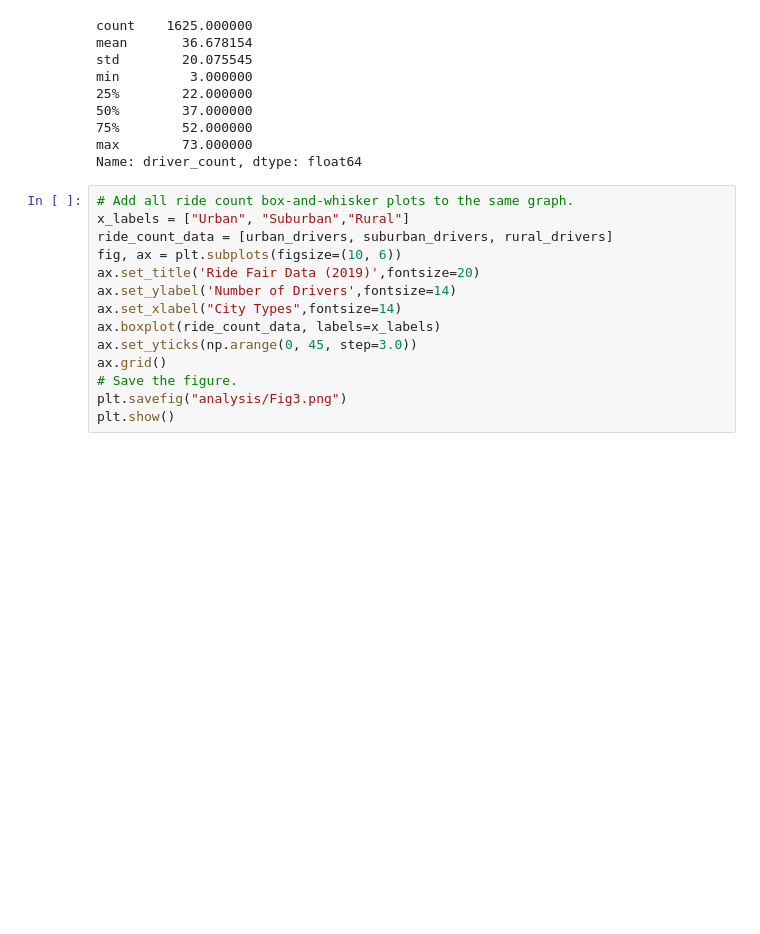
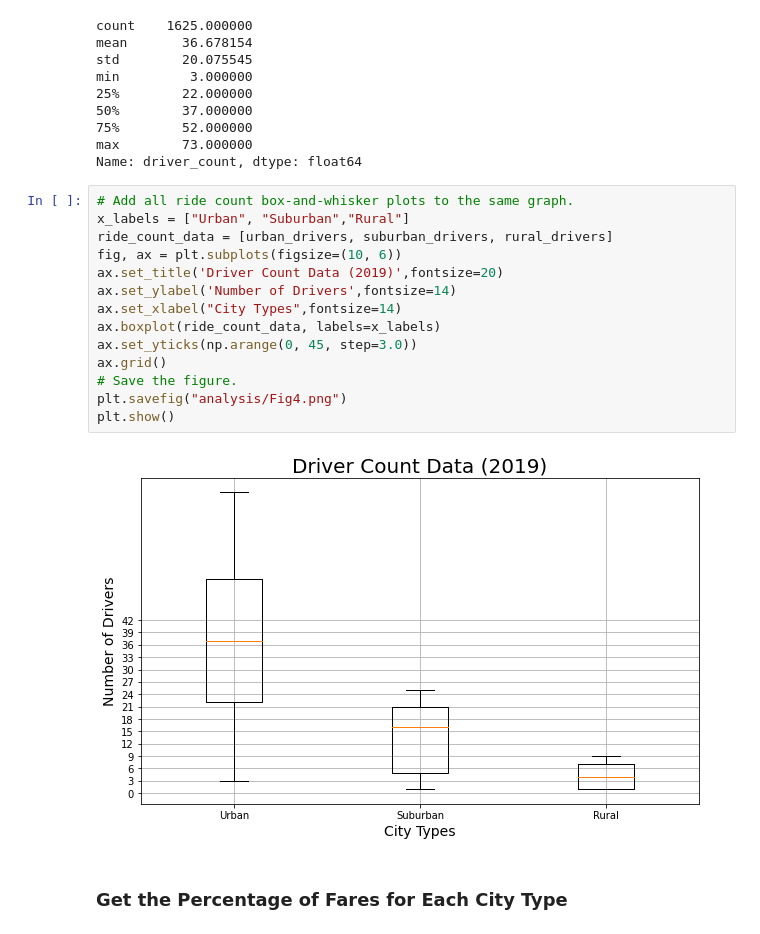
Before and after one commit to DianabasiRobinson/PyBer_Analysis, a Jupyter notebook: PyBer.ipynb, the cells around one changed output. Drawn from its saved outputs; the diff is of its cells as text; blank space fills up the shorter version.

```diff
--- a/PyBer.ipynb
+++ b/PyBer.ipynb
@@ -824,14 +824,18 @@ Name: driver_count, dtype: float64
 # %%
 # Add all ride count box-and-whisker plots to the same graph.
 x_labels = ["Urban", "Suburban","Rural"]
 ride_count_data = [urban_drivers, suburban_drivers, rural_drivers]
 fig, ax = plt.subplots(figsize=(10, 6))
-ax.set_title('Ride Fair Data (2019)',fontsize=20)
+ax.set_title('Driver Count Data (2019)',fontsize=20)
 ax.set_ylabel('Number of Drivers',fontsize=14)
 ax.set_xlabel("City Types",fontsize=14)
 ax.boxplot(ride_count_data, labels=x_labels)
 ax.set_yticks(np.arange(0, 45, step=3.0))
 ax.grid()
 # Save the figure.
-plt.savefig("analysis/Fig3.png")
+plt.savefig("analysis/Fig4.png")
 plt.show()
+# %% [output]
+[figure, added]
+# %% [markdown]
+### Get the Percentage of Fares for Each City Type
```
Also changed, not shown: parts of 11 cells of this notebook, 2 other files.
